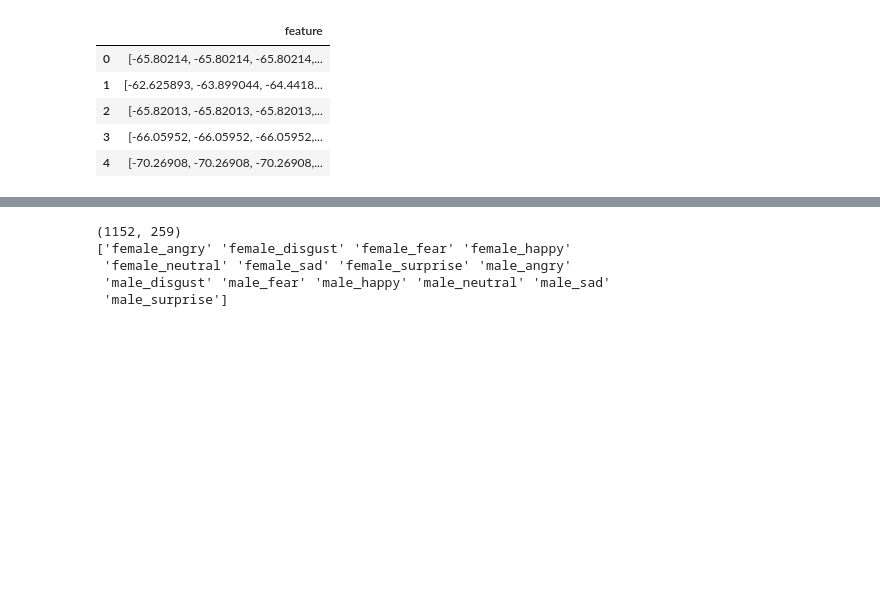
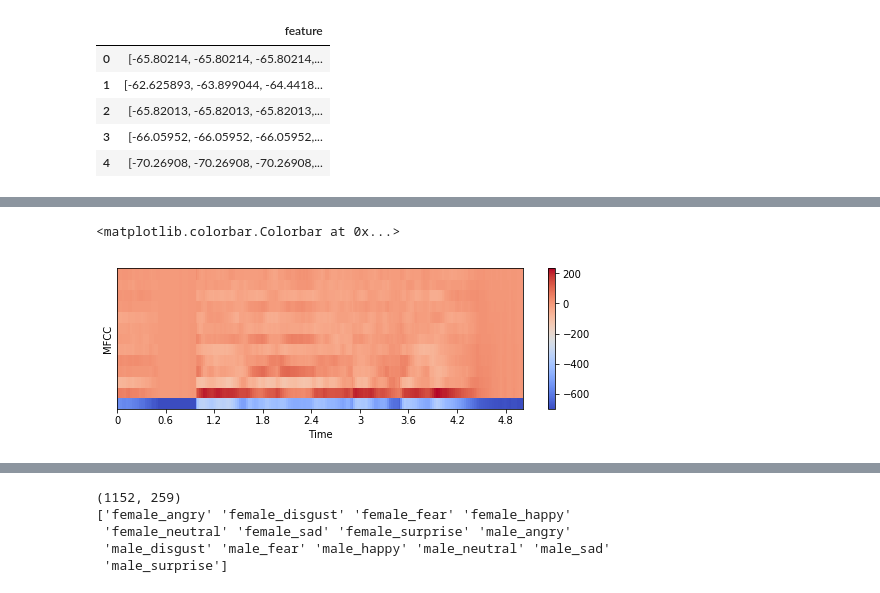
Before and after one commit to fafilia/speech-emotions-recognition, a Jupyter notebook: Speech_Emotions_Recognition.ipynb, the cells around one changed output, grey strips where cells are left out. Drawn from its saved outputs; the diff is of its cells as text; code cells hidden in the pictures; blank space fills up the shorter version.

```diff
--- a/Speech_Emotions_Recognition.ipynb
+++ b/Speech_Emotions_Recognition.ipynb
@@ -274,9 +282,9 @@ input_duration=3
 # %%
 data = pd.DataFrame(columns=['feature'])
 for i in tqdm(range(len(ravdess))):
-    X, sample_rate = librosa.load(ravdess.path[i], res_type='kaiser_fast',duration=input_duration,sr=22050*2,offset=0.5)
+    X, sample_rate = librosa.load(ravdess.path[i], res_type='kaiser_fast',duration=input_duration,sr=44100,offset=0.5)
     sample_rate = np.array(sample_rate)
-    mfccs = np.mean(librosa.feature.mfcc(y=X, sr=sample_rate, n_mfcc=29), axis=0)
+    mfccs = np.mean(librosa.feature.mfcc(y=X, sr=sample_rate, n_mfcc=13), axis=0)
     feature = mfccs
     data.loc[i] = [feature]
 # %%
@@ -303,3 +311,10 @@ mfcc_result.head()
 | 3 | male_neutral | RAV/Actor_01/03-01-01-01-02-02-01... | -66.059517 | -66.059517 | -66.059517 | -66.059517 | -66.059517 | -66.059517 | -66.059517 | -66.059517 | ... | ... |
 | 4 | male_neutral | RAV/Actor_01/03-01-02-01-01-01-01... | -70.269081 | -70.269081 | -70.269081 | -70.269081 | -70.269081 | -70.269081 | -70.269081 | -70.269081 | ... | ... |
 5 rows × 261 columns
+# %%
+speech_name = RAV + 'Actor_24/03-01-08-02-02-02-24.wav'
+data, sampling_rate = librosa.load(speech_name)
+plt.figure(figsize=(8, 4))
+librosa.display.waveplot(data, sr=sampling_rate)
+
+ipd.Audio(speech_name)
@@ -305,0 +324,11 @@ mfcc_result.head()
+# %%
+X, sample_rate = librosa.load(speech_name, res_type='kaiser_fast',duration=2.5,sr=22050*2,offset=0.5)
+mfcc = librosa.feature.mfcc(y=X, sr=sample_rate, n_mfcc=13)
+plt.figure(figsize=(20, 15))
+plt.subplot(5,2,1)
+librosa.display.specshow(mfcc, x_axis='time')
+plt.ylabel('MFCC')
+plt.colorbar()
+# %% [output]
+<matplotlib.colorbar.Colorbar at 0x...>
+[figure, added]
```
Also changed, not shown: parts of 50 cells of this notebook.
